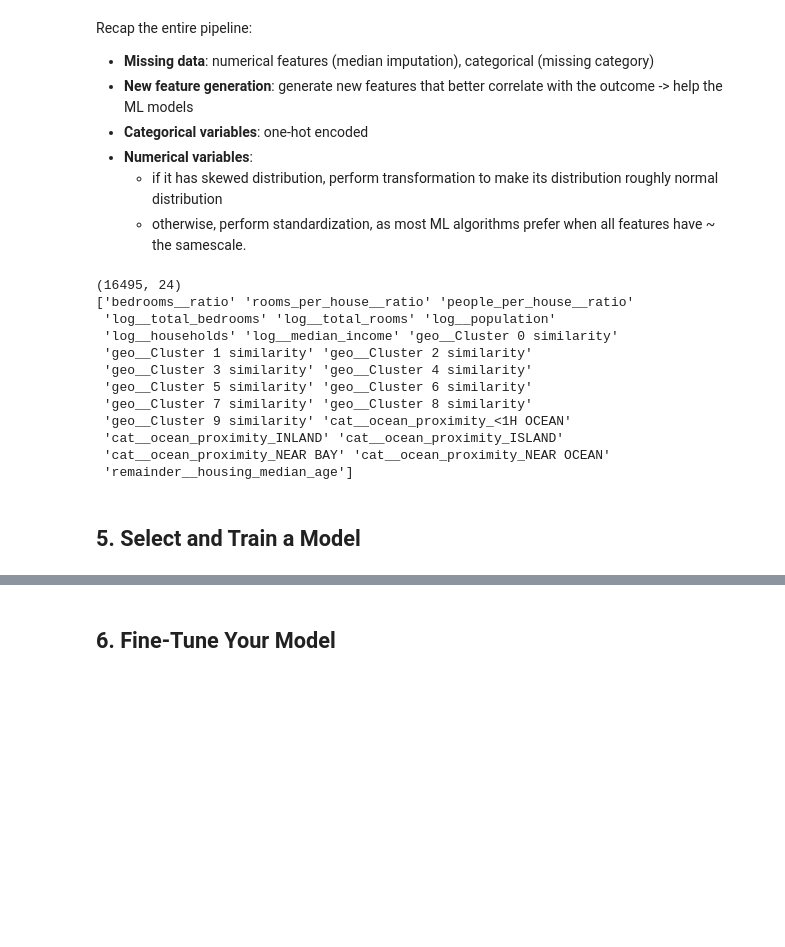
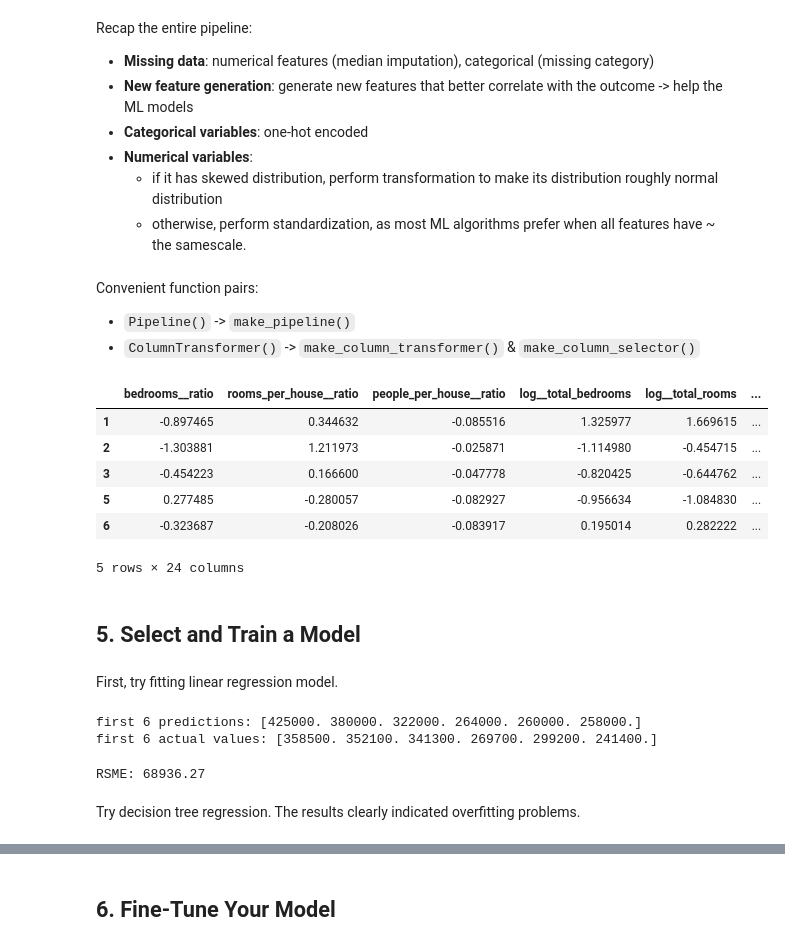
Before and after one commit to JinDai666/Hands-On-ML-Notes, a Jupyter notebook: ch02-end-to-end-ml-project/ch02_end-to-end-ml-project.ipynb, the cells around one changed output, grey strips where cells are left out. Saved outputs shown, nothing was run; the diff lists cells and outputs as text; code cells hidden in the pictures; blank space fills up the shorter version.

Commit message:
ch02: WIP - fine-tune your model

```diff
--- a/ch02-end-to-end-ml-project/ch02_end-to-end-ml-project.ipynb
+++ b/ch02-end-to-end-ml-project/ch02_end-to-end-ml-project.ipynb
@@ -517,6 +559,10 @@ class ClusterSimilarity(BaseEstimator, TransformerMixin):
+# %% [markdown]
+Convenient function pairs:
+- `Pipeline()` -> `make_pipeline()`
+- `ColumnTransformer()` -> `make_column_transformer()` & `make_column_selector()`
 # %%
 from sklearn.pipeline import make_pipeline
-from sklearn.compose import make_column_selector, make_column_transformer
+from sklearn.compose import make_column_transformer, make_column_selector
 from sklearn.preprocessing import FunctionTransformer
 
 def column_ratio(X):
@@ -525,23 +571,30 @@ def column_ratio(X):
 def ratio_name(function_transformer, feature_names_in):
     return ["ratio"]  # feature names out
 
-def ratio_pipeline():
-    return make_pipeline(
-        SimpleImputer(strategy="median"),
-        FunctionTransformer(column_ratio, feature_names_out=ratio_name),
-        StandardScaler())
+ratio_pipeline = make_pipeline(
+    SimpleImputer(strategy="median"),
+    FunctionTransformer(column_ratio, feature_names_out=ratio_name),
+    StandardScaler())
 
 log_pipeline = make_pipeline(
     SimpleImputer(strategy="median"),
     FunctionTransformer(np.log, feature_names_out="one-to-one"),
     StandardScaler())
+
 cluster_simil = ClusterSimilarity(n_clusters=10, gamma=1., random_state=42)
-default_num_pipeline = make_pipeline(SimpleImputer(strategy="median"),
-                                     StandardScaler())
+
+cat_pipeline = Pipeline([
+    ('one_hot_encode', OneHotEncoder())
+])
+
+default_num_pipeline = make_pipeline(
+    SimpleImputer(strategy="median"),
+    StandardScaler())
+
 preprocessing = ColumnTransformer([
-        ("bedrooms", ratio_pipeline(), ["total_bedrooms", "total_rooms"]),
-        ("rooms_per_house", ratio_pipeline(), ["total_rooms", "households"]),
-        ("people_per_house", ratio_pipeline(), ["population", "households"]),
+        ("bedrooms", ratio_pipeline, ["total_bedrooms", "total_rooms"]),
+        ("rooms_per_house", ratio_pipeline, ["total_rooms", "households"]),
+        ("people_per_house", ratio_pipeline, ["population", "households"]),
         ("log", log_pipeline, ["total_bedrooms", "total_rooms", "population",
                                "households", "median_income"]),
         ("geo", cluster_simil, ["latitude", "longitude"]),
@@ -549,21 +602,38 @@ preprocessing = ColumnTransformer([
     ],
     remainder=default_num_pipeline)  # one column remaining: housing_median_age
 # %%
-housing_prepared = preprocessing.fit_transform(housing)
-print(housing_prepared.shape)
-print(preprocessing.get_feature_names_out())
+housing_prepared = pd.DataFrame(preprocessing.fit_transform(housing),
+                                columns=preprocessing.get_feature_names_out(),
+                                index=housing.index)
+housing_prepared.head()
 # %% [output]
+|  | bedrooms__ratio | rooms_per_house__ratio | people_per_house__ratio | log__total_bedrooms | log__total_rooms | ... |
+| 1 | -0.897465 | 0.344632 | -0.085516 | 1.325977 | 1.669615 | ... |
+| 2 | -1.303881 | 1.211973 | -0.025871 | -1.114980 | -0.454715 | ... |
+| 3 | -0.454223 | 0.166600 | -0.047778 | -0.820425 | -0.644762 | ... |
+| 5 | 0.277485 | -0.280057 | -0.082927 | -0.956634 | -1.084830 | ... |
+| 6 | -0.323687 | -0.208026 | -0.083917 | 0.195014 | 0.282222 | ... |
-(16495, 24)
-['bedrooms__ratio' 'rooms_per_house__ratio' 'people_per_house__ratio'
- 'log__total_bedrooms' 'log__total_rooms' 'log__population'
- 'log__households' 'log__median_income' 'geo__Cluster 0 similarity'
- 'geo__Cluster 1 similarity' 'geo__Cluster 2 similarity'
- 'geo__Cluster 3 similarity' 'geo__Cluster 4 similarity'
- 'geo__Cluster 5 similarity' 'geo__Cluster 6 similarity'
- 'geo__Cluster 7 similarity' 'geo__Cluster 8 similarity'
- 'geo__Cluster 9 similarity' 'cat__ocean_proximity_<1H OCEAN'
- 'cat__ocean_proximity_INLAND' 'cat__ocean_proximity_ISLAND'
- 'cat__ocean_proximity_NEAR BAY' 'cat__ocean_proximity_NEAR OCEAN'
- 'remainder__housing_median_age']
+5 rows × 24 columns
 # %% [markdown]
 ## 5. Select and Train a Model
+# %% [markdown]
+First, try fitting linear regression model.
+# %%
+from sklearn.linear_model import LinearRegression
+
+lin_reg = make_pipeline(preprocessing, LinearRegression())
+lin_reg.fit(housing, housing_labels)
+
+print(f'first 6 predictions: {lin_reg.predict(housing)[:6].round(-3)}')
+print(f'first 6 actual values: {housing_labels.iloc[:6].values}')
+# %% [output]
+first 6 predictions: [425000. 380000. 322000. 264000. 260000. 258000.]
+first 6 actual values: [358500. 352100. 341300. 269700. 299200. 241400.]
+# %%
+from sklearn.metrics import root_mean_squared_error
+lin_rsme = root_mean_squared_error(housing_labels, lin_reg.predict(housing))
+print(f'RSME: {lin_rsme:.2f}')
+# %% [output]
+RSME: 68936.27
+# %% [markdown]
+Try decision tree regression. The results clearly indicated overfitting problems.
```
Also changed, not shown: parts of 19 cells of this notebook.
